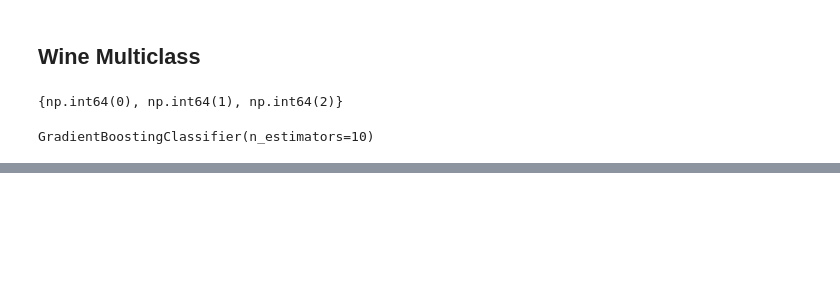
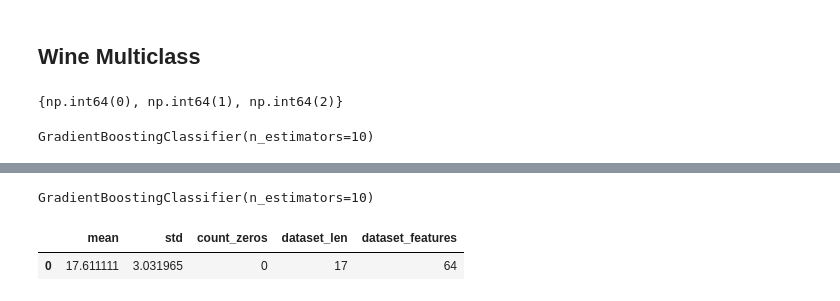
Before and after one commit to dabzr/LogicExplainML, a Jupyter notebook: testing/notebooks/colab notebooks/z3_gb_xai.ipynb, the cells around one changed output, grey strips where cells are left out. Drawn from its saved outputs; the diff is of its cells as text; code cells hidden in the pictures; blank space fills up the shorter version.

Commit message:
test digits dataset

```diff
--- a/testing/notebooks/colab notebooks/z3_gb_xai.ipynb
+++ b/testing/notebooks/colab notebooks/z3_gb_xai.ipynb
@@ -346,0 +351,5 @@ wine_explain_stat
+# %%
+digits = load_digits()
+X_digits, y_digits = digits.data, digits.target
+X_digits_train, X_digits_test, y_digits_train, y_digits_test = train_test_split(X_digits, y_digits, test_size=0.01, random_state=101)
+set(digits.target)
@@ -346,0 +367,28 @@ wine_explain_stat
+# %%
+gb_digits = GradientBoostingClassifier(n_estimators = 10)
+gb_digits.fit(X_digits_train, y_digits_train)
+# %% [output]
+GradientBoostingClassifier(n_estimators=10)
+# %%
+digits_explain_sizes = pd.DataFrame(columns=['explain_size'])
+digits_count_zeros = 0
+
+for i in range(len(X_digits_test)):
+  explain_size = len(explain_instance(gb_digits, X_digits, X_digits_test[i]))
+  if explain_size == 0:
+    digits_count_zeros += 1
+    print(i)
+  digits_count = i
+  digits_explain_sizes.loc[len(digits_explain_sizes)] = [explain_size]
+# %%
+digits_explain_stat = pd.DataFrame({
+    'mean': [digits_explain_sizes['explain_size'].mean()],
+    'std': [digits_explain_sizes['explain_size'].std()],
+    'count_zeros': [digits_count_zeros],
+    'dataset_len': [digits_count],
+    'dataset_features': [digits.data.shape[1]],
+})
+digits_explain_stat
+# %% [output]
+|  | mean | std | count_zeros | dataset_len | dataset_features |
+| 0 | 17.611111 | 3.031965 | 0 | 17 | 64 |
```
Also changed, not shown: parts of 5 cells of this notebook.
